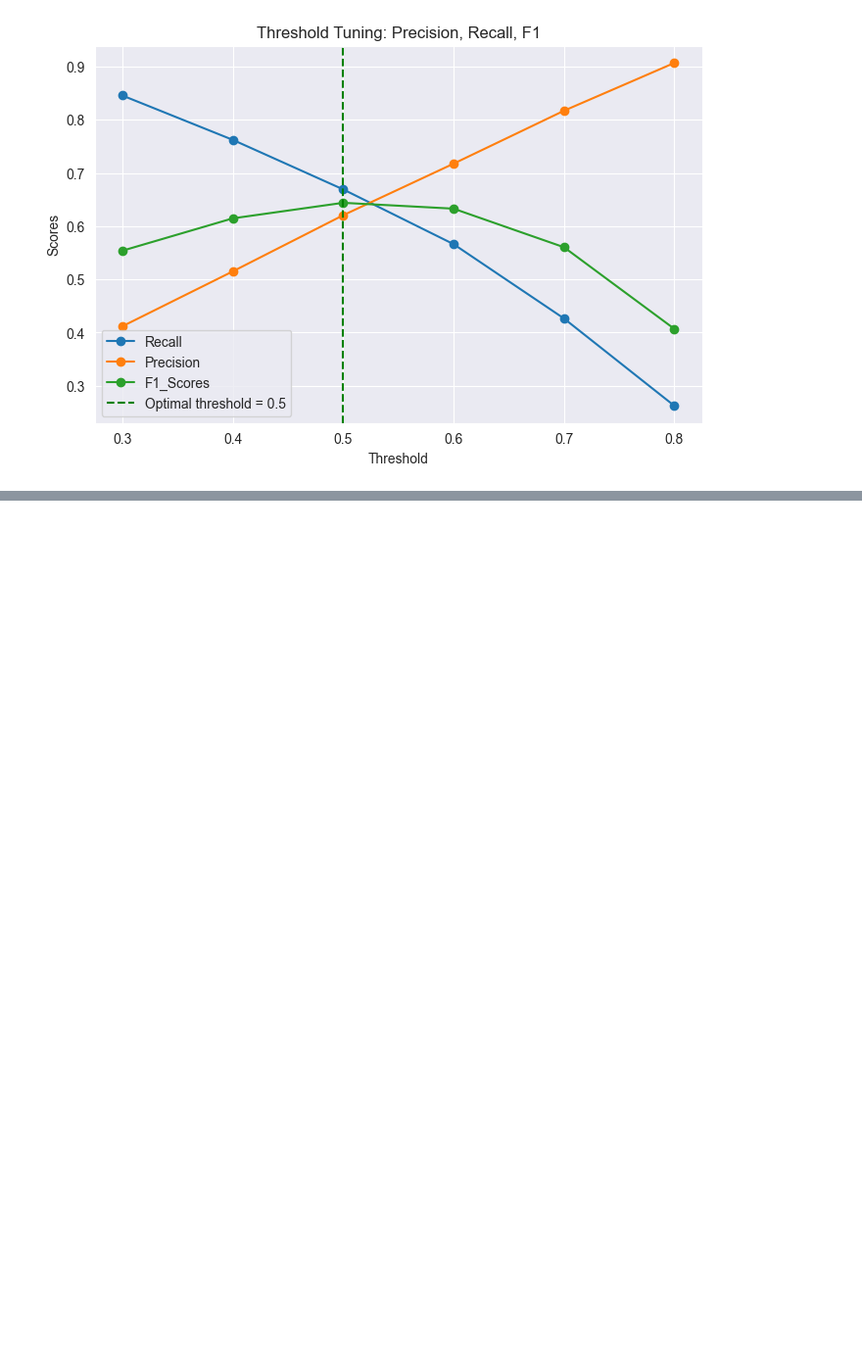
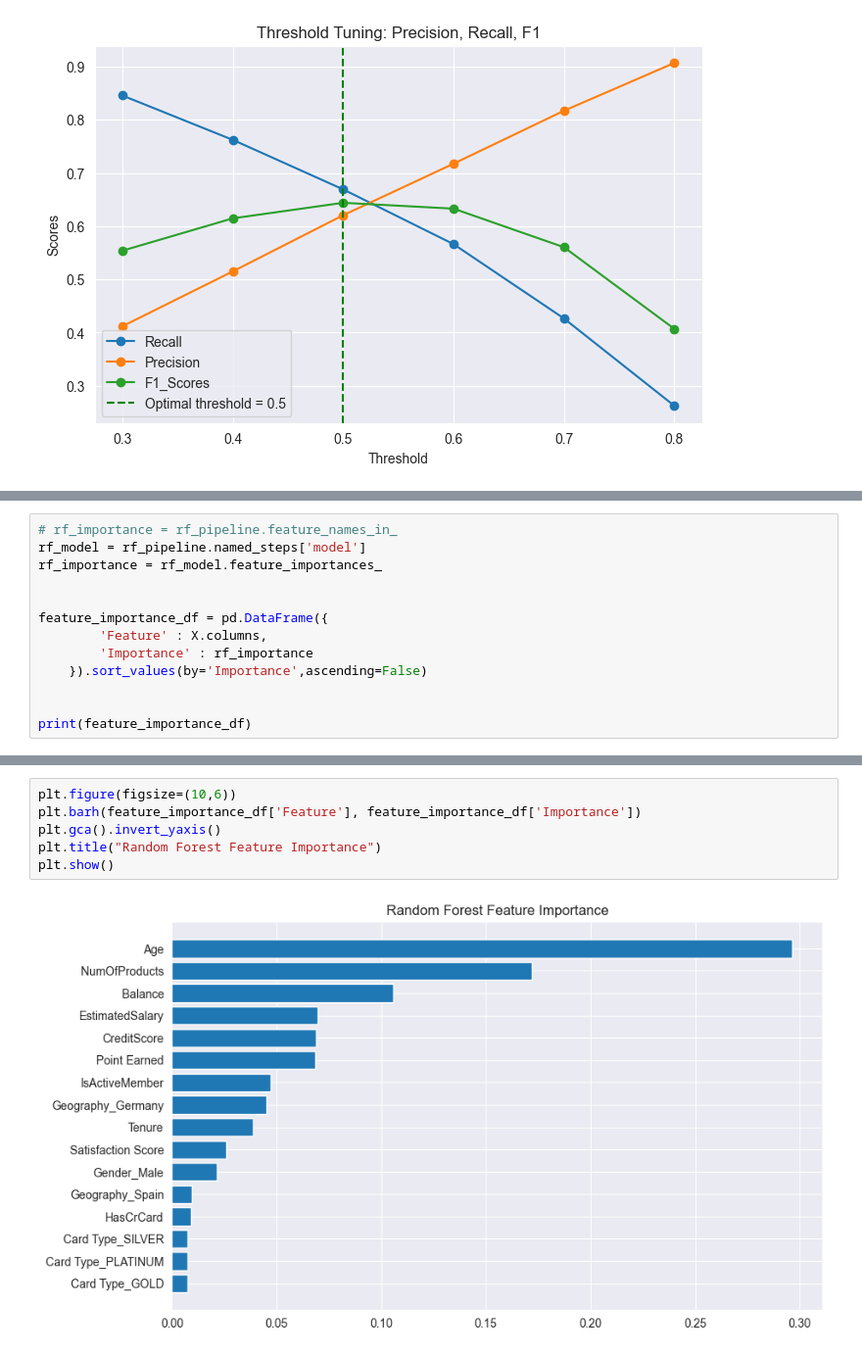
Before and after one commit to Wasima230Sultana/Customer-Churn-Analysis, a Jupyter notebook: Customer-churn.ipynb, the cells around one changed output, grey strips where cells are left out. Shown at 98% size. Cells and saved outputs as stored; diff of their text form; blank space fills up the shorter version.

```diff
--- a/Customer-churn.ipynb
+++ b/Customer-churn.ipynb
@@ -646,0 +659,13 @@ plt.show()
+# %%
+# rf_importance = rf_pipeline.feature_names_in_
+rf_model = rf_pipeline.named_steps['model']
+rf_importance = rf_model.feature_importances_
+
+
+feature_importance_df = pd.DataFrame({
+        'Feature' : X.columns,
+        'Importance' : rf_importance
+    }).sort_values(by='Importance',ascending=False)
+
+
+print(feature_importance_df)
@@ -646,0 +690,8 @@ plt.show()
+# %%
+plt.figure(figsize=(10,6))
+plt.barh(feature_importance_df['Feature'], feature_importance_df['Importance'])
+plt.gca().invert_yaxis()
+plt.title("Random Forest Feature Importance")
+plt.show()
+# %% [output]
+[figure, added]
```
Also changed, not shown: parts of 5 cells of this notebook.
